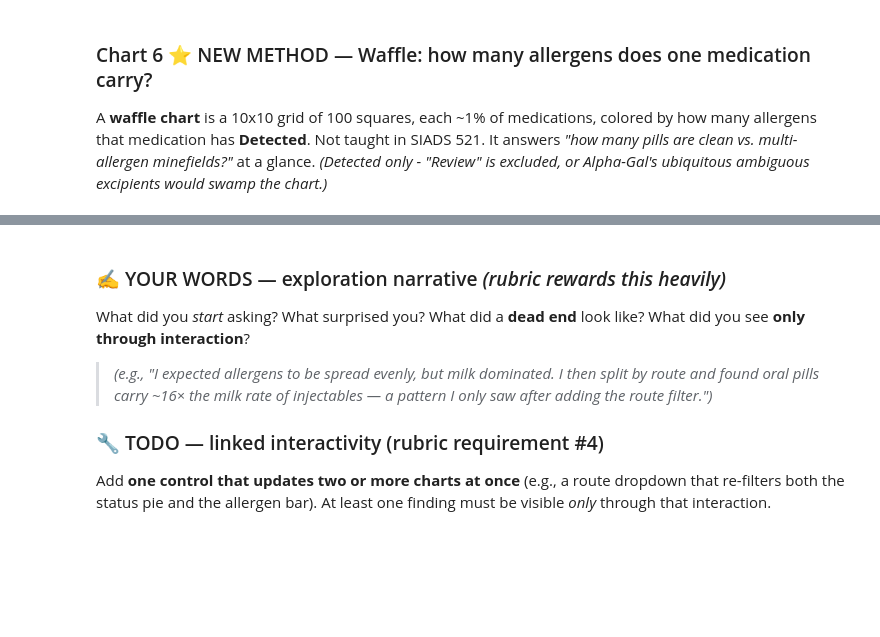
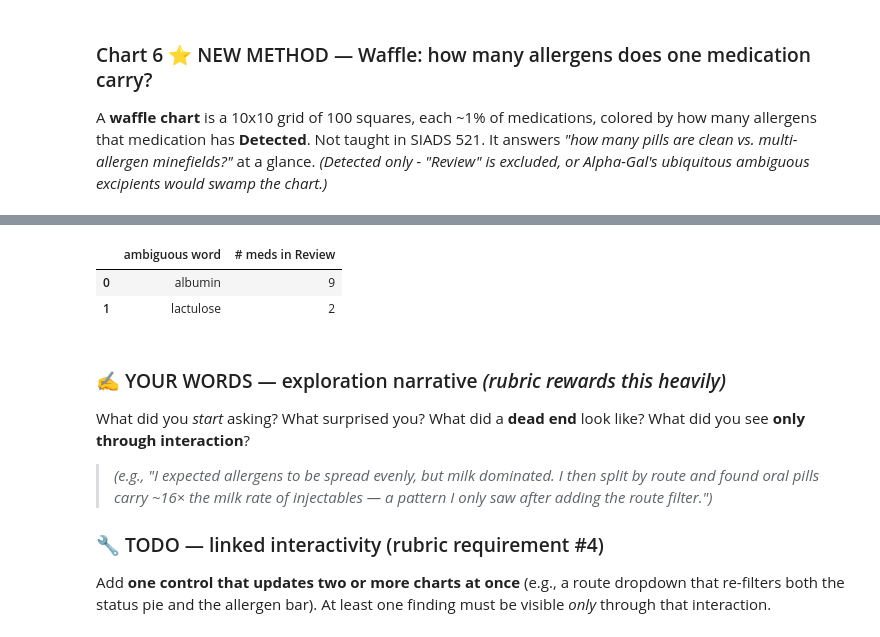
Before and after one commit to ushajaki-u/Sanjeeva-Aushadh, a Jupyter notebook: phase1_divya_drishti/EDA/divya_drishti_eda.ipynb, the cells around one changed output, grey strips where cells are left out. Drawn from its saved outputs; the diff is of its cells as text; code cells hidden in the pictures; blank space fills up the shorter version.

```diff
--- a/phase1_divya_drishti/EDA/divya_drishti_eda.ipynb
+++ b/phase1_divya_drishti/EDA/divya_drishti_eda.ipynb
@@ -287,3 +417,47 @@ fig.show()
+# %%
+# --- Chart 8 (interactive): "Why Review?" - the next-cleaning worklist ---
+# Review = our rule found an AMBIGUOUS word it could not confirm as the allergen.
+# This ranks those words per allergen, so the next cleaning pass knows exactly what
+# to resolve (promote to Detected, or add an exclusion). Same allergen slicer.
+# (Reuses top_terms() + ALLERGEN_COLS defined in the Chart 7 cell above.)
+review_top = {name: top_terms(col, "Review", 10) for name, col in ALLERGEN_COLS.items()}
+
+def _xyt_rev(pairs):
+    if not pairs:
+        return ["— no Review items —"], [0], [""]
+    return [w for w, _ in pairs], [n for _, n in pairs], [n for _, n in pairs]
+
+rx, ry, rt = _xyt_rev(review_top["Milk"])
+fig = go.Figure(go.Bar(x=rx, y=ry, text=rt, textposition="outside", cliponaxis=False,
+                       marker_color="#f3722c",
+                       hovertemplate="<b>%{x}</b><br>%{y:,} medications in Review<extra></extra>"))
+
+review_buttons = []
+for name, pairs in review_top.items():
+    x, y, t = _xyt_rev(pairs)
+    review_buttons.append(dict(label=name, method="update",
+        args=[{"x": [x], "y": [y], "text": [t]},
+              {"yaxis.autorange": True,
+               "title.text": f'Why "Review"? - {name}: ambiguous words to resolve next pass'}]))
+
+fig.update_layout(
+    title='Why "Review"? - Milk: ambiguous words to resolve next pass',
+    yaxis_title="# medications pushed into Review by this word", xaxis_title="",
+    showlegend=False, bargap=0.3, margin=dict(t=90),
+    updatemenus=[dict(buttons=review_buttons, direction="down", showactive=True,
+                      x=0.0, xanchor="left", y=1.22, yanchor="top",
+                      bgcolor="#fff3e6", bordercolor="#f3722c", font=dict(size=13))],
+    annotations=[dict(text="allergen ▼", x=0.0, xref="paper", xanchor="left",
+                      y=1.30, yref="paper", showarrow=False, font=dict(size=11, color="#777"))])
+fig.show()
+
+# Listed out (default Milk). Switch the slicer to Wheat / Eggs / Alpha-Gal for the big piles.
+pd.DataFrame(review_top["Milk"] or [("— none —", 0)],
+             columns=["ambiguous word", "# meds in Review"])
+# %% [output]
+|  | ambiguous word | # meds in Review |
+| 0 | albumin | 9 |
+| 1 | lactulose | 2 |
 # %% [markdown]
 ### ✍️ YOUR WORDS — exploration narrative *(rubric rewards this heavily)*
 What did you *start* asking? What surprised you? What did a **dead end** look like? What did you see **only through interaction**?
```
Also changed, not shown: parts of 4 cells of this notebook.
